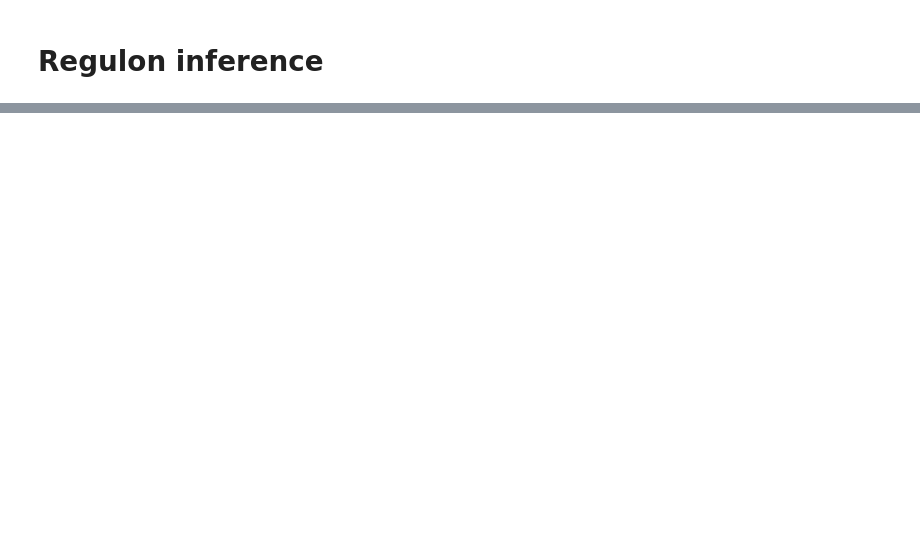
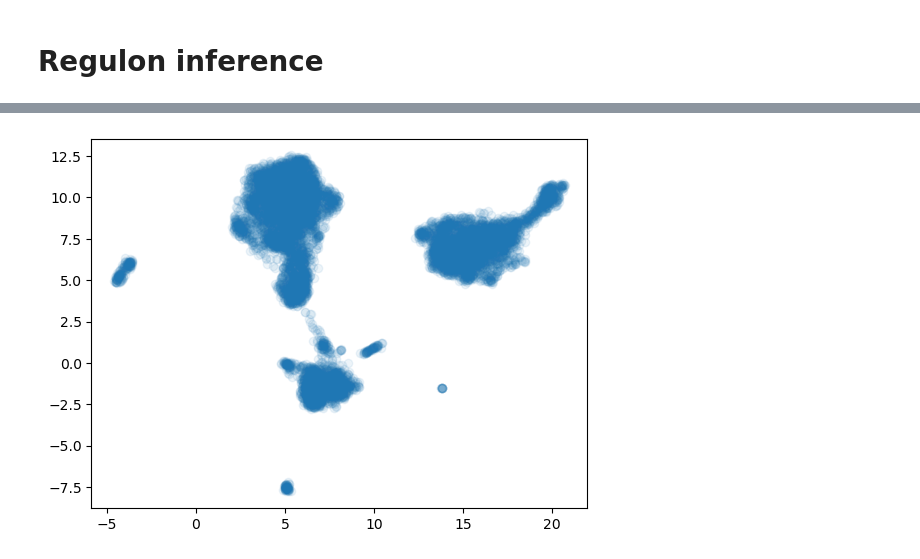
Before and after one commit to adelomana/education, a Jupyter notebook: scGBM/final_scenic.ipynb, the cells around one changed output, grey strips where cells are left out. Drawn from its saved outputs; the diff is of its cells as text; code cells hidden in the pictures; blank space fills up the shorter version.

Commit message:
working on projecting regulon activities

```diff
--- a/scGBM/final_scenic.ipynb
+++ b/scGBM/final_scenic.ipynb
@@ -16,6 +16,7 @@ database_folder = '/home/adrian/databases/cistarget/'
 # results
 results_folder = '/home/adrian/projects/scGBM/results/'
 os.chdir(results_folder)
+f_pyscenic_output = "pyscenic_output.loom"
 # %%
 # scenic parallelisation level. In a 20 cores machine, it failed requesting >= 12.
 scenic_threads = 10
@@ -59,0 +101,11 @@ print(cmd)
+# %%
+import json
+import zlib
+import base64
+import loompy as lp
+import pandas as pd
+
+# collect SCENIC AUCell output
+lf = lp.connect( f_pyscenic_output, mode='r+', validate=False )
+auc_mtx = pd.DataFrame( lf.ca.RegulonsAUC, index=lf.ca.CellID)
+lf.close()
@@ -59,0 +134,11 @@ print(cmd)
+# %%
+import umap
+
+# UMAP
+runUmap = umap.UMAP(n_neighbors=10, min_dist=0.4, metric='correlation').fit_transform
+dr_umap = runUmap( auc_mtx )
+pd.DataFrame(dr_umap, columns=['X', 'Y'], index=auc_mtx.index).to_csv( "scenic_umap.txt", sep='\t')
+# tSNE
+tsne = TSNE( n_jobs=20 )
+dr_tsne = tsne.fit_transform( auc_mtx )
+pd.DataFrame(dr_tsne, columns=['X', 'Y'], index=auc_mtx.index).to_csv( "scenic_tsne.txt", sep='\t')
@@ -59,0 +147,3 @@ print(cmd)
+# %%
+pdf = pd.DataFrame(dr_umap, columns=['X', 'Y'], index=auc_mtx.index)
+pdf.head()
@@ -59,0 +157,5 @@ print(cmd)
+# %%
+matplotlib.pyplot.plot(pdf['X'], pdf['Y'], 'o', alpha=1/13)
+matplotlib.pyplot.show()
+# %% [output]
+[figure, added]
```
Also changed, not shown: parts of 23 cells of this notebook.
